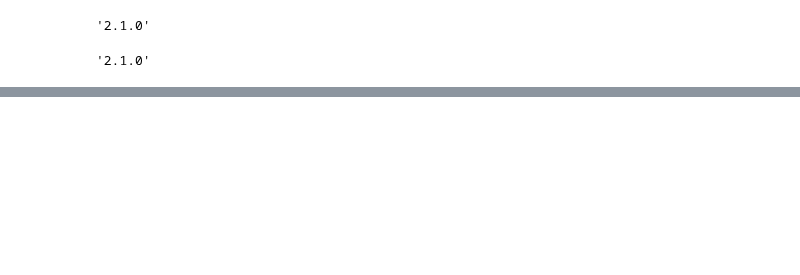
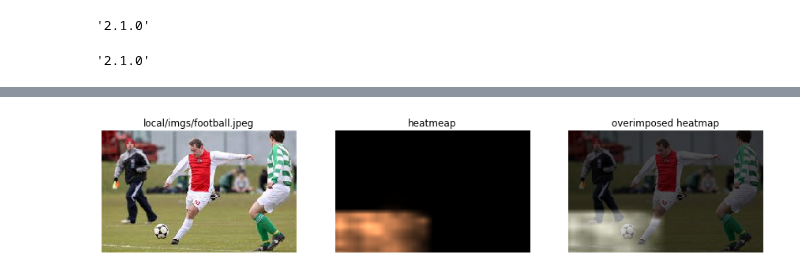
Before and after one commit to jdariasl/DiplomadoEPM_2019, a Jupyter notebook: Modulo3/Modulo 3 (14 - TALLER Interpretability by occlusion).ipynb, the cells around one changed output, grey strips where cells are left out. Saved outputs shown, nothing was run; the diff lists cells and outputs as text; code cells hidden in the pictures; blank space fills up the shorter version.

```diff
--- a/Modulo3/Modulo 3 (14 - TALLER Interpretability by occlusion).ipynb
+++ b/Modulo3/Modulo 3 (14 - TALLER Interpretability by occlusion).ipynb
@@ -165,0 +55,4 @@ plt.axis("off")
+# %%
+Image("local/imgs/football-heatmap.png")
+# %% [output]
+[figure, added]
```
Also changed, not shown: parts of 28 cells of this notebook, 1 other file.
